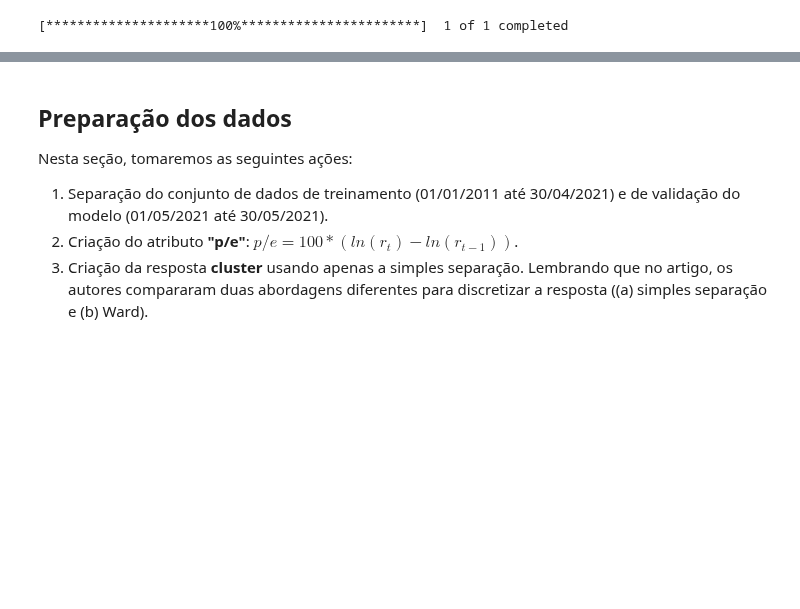
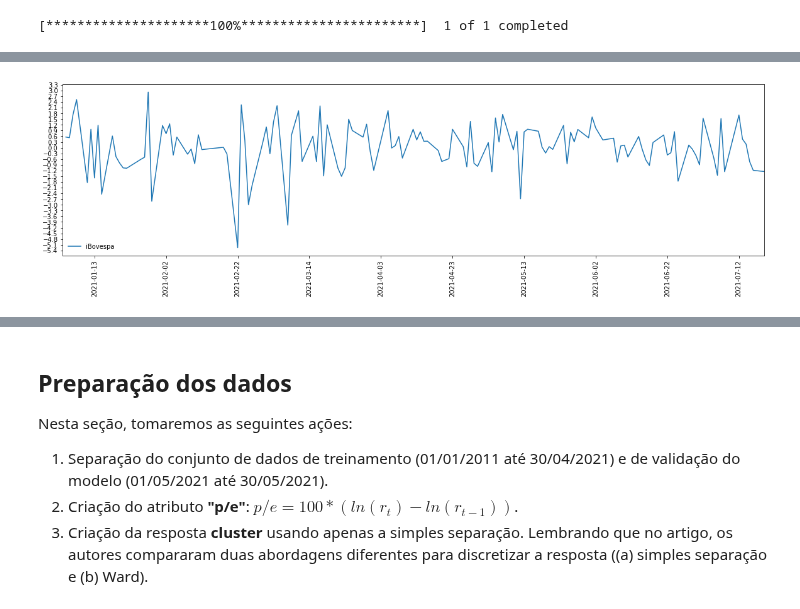
Before and after one commit to cafe-com-analytics/stock_market_index_daily_direction, a Jupyter notebook: notebooks/01_ARIMA_ZUO.ipynb, the cells around one changed output, grey strips where cells are left out. Saved outputs shown, nothing was run; the diff lists cells and outputs as text; code cells hidden in the pictures; blank space fills up the shorter version.

```diff
--- a/notebooks/01_ARIMA_ZUO.ipynb
+++ b/notebooks/01_ARIMA_ZUO.ipynb
@@ -80,0 +85,19 @@ plt.show();
+# %%
+fig = plt.figure(figsize=(20, 5))
+ax = fig.add_subplot(111)
+
+date_min = df_ibovespa.index.min()
+date_max = df_ibovespa.index.max()
+
+ax.plot(df_ibovespa["rt"], label="iBovespa")
+
+ax.xaxis.set_major_locator(plt.MaxNLocator(13))
+ax.yaxis.set_major_locator(plt.MaxNLocator(30))
+# ax.set_ylim(-18, 18)
+ax.set_xlim(left=date_min, right=date_max)
+
+ax.legend(loc='lower left', frameon=False)
+plt.xticks(rotation=90)
+plt.show();
+# %% [output]
+[figure, added]
```
Also changed, not shown: parts of 17 cells of this notebook, 1 other file.
